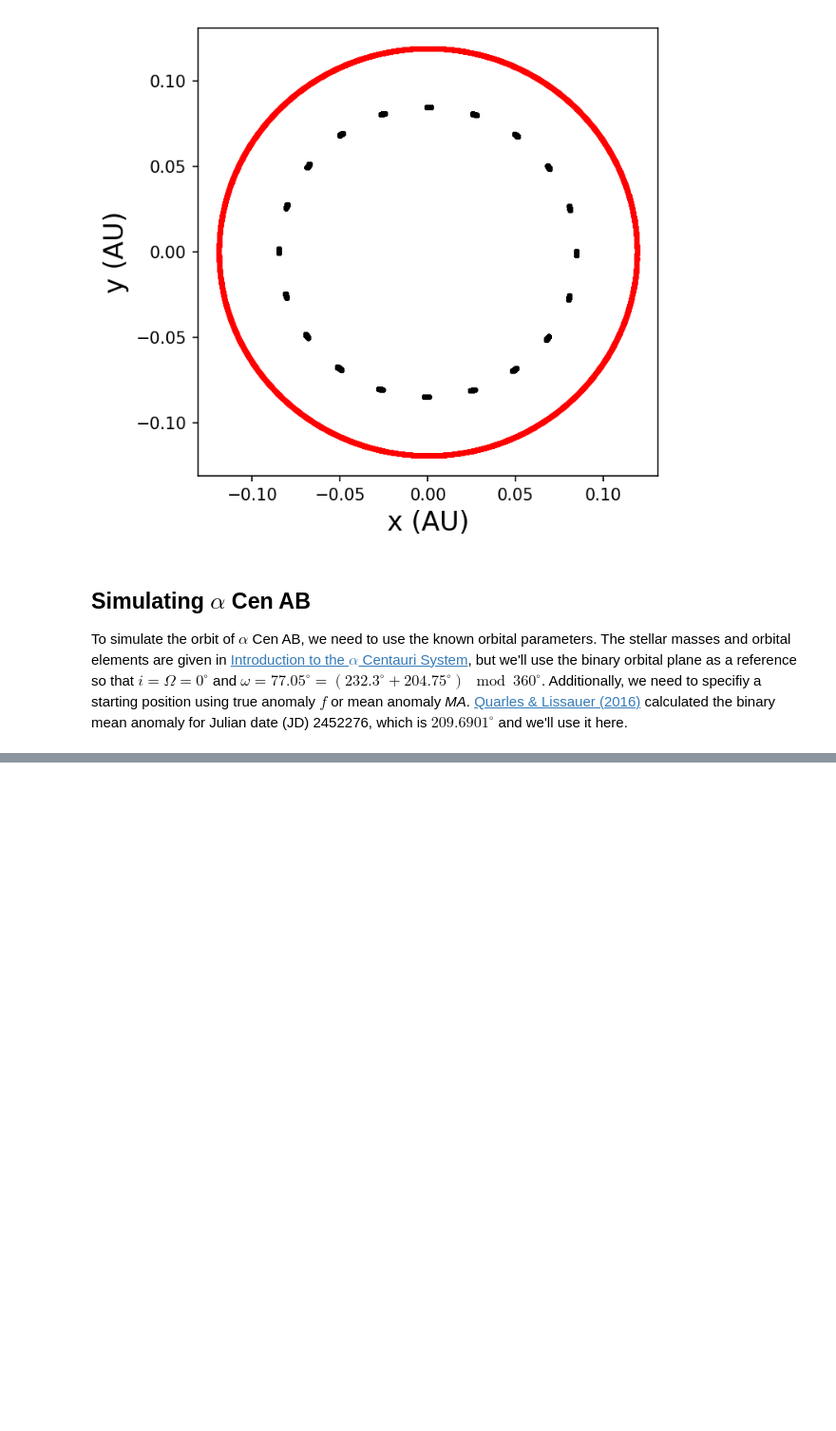
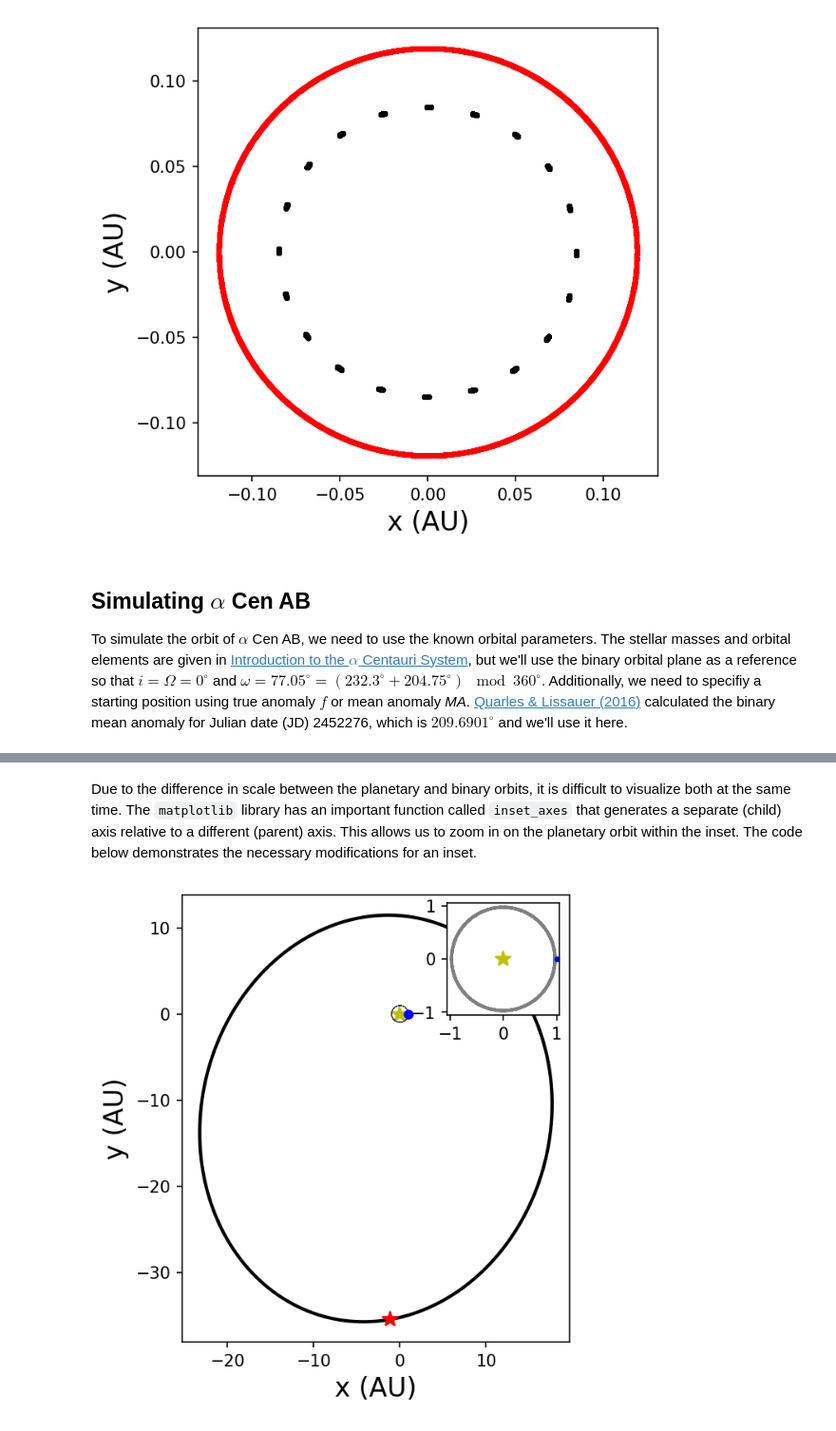
Before and after one commit to saturnaxis/exoplanet-binary, a Jupyter notebook: docs/_sources/Tutorials/nbody-integration.ipynb, the cells around one changed output, grey strips where cells are left out. Shown at 95% size. Saved outputs shown, nothing was run; the diff lists cells and outputs as text; code cells hidden in the pictures; blank space fills up the shorter version.

Commit message:
added planet integration

```diff
--- a/docs/_sources/Tutorials/nbody-integration.ipynb
+++ b/docs/_sources/Tutorials/nbody-integration.ipynb
@@ -220,0 +303,39 @@ ax.set_ylabel("y (AU)",fontsize=16);
+# %% [markdown]
+Due to the difference in scale between the planetary and binary orbits, it is difficult to visualize both at the same time.  The `matplotlib` library has an important function called `inset_axes` that generates a separate (child) axis relative to a different (parent) axis.  This allows us to zoom in on the planetary orbit within the inset.  The code below demonstrates the necessary modifications for an inset.
+# %%
+from mpl_toolkits.axes_grid1.inset_locator import inset_axes
+
+#plot the simulation
+sa = rebound.SimulationArchive("alphaCen_wPl.bin")
+
+fig = plt.figure(figsize=(5,5),dpi=150)
+ax = fig.add_subplot(111)
+axins = inset_axes(ax, width="100%", height="50%", bbox_to_anchor=(.7, .5, .3, .5), bbox_transform=ax.transAxes)
+ax.set_aspect('equal')
+axins.set_aspect('equal')
+
+ax.plot(0,0,'y*',ms=10)
+axins.plot(0,0,'y*',ms=10)
+xy_bin = np.zeros((len(sa),2))
+xy_pl = np.zeros((len(sa),2))
+for s in range(0,len(sa)):
+    sim = sa[s] #iterate through each snapshot in sa
+    ps = sim.particles #intermediate object to simpify the referencing
+    sim.move_to_hel() #shift to astrocentric coordinates
+    xy_bin[s,:] = [ps[2].x,ps[2].y]
+    xy_pl[s,:] = [ps[1].x,ps[1].y]
+ax.plot(xy_bin[:,0],xy_bin[:,1],'k-',lw=2)
+ax.plot(xy_bin[0,0],xy_bin[0,1],'r*',ms=10)
+ax.plot(xy_pl[:,0],xy_pl[:,1],'k-',lw=0.1,alpha=0.7)
+ax.plot(xy_pl[0,0],xy_pl[0,1],'b.',ms=10)
+
+axins.plot(xy_pl[:,0],xy_pl[:,1],'k-',lw=0.1,alpha=0.5)
+axins.plot(xy_pl[0,0],xy_pl[0,1],'b.',ms=5)
+axins.set_xlim(-1.05,1.05)
+axins.set_ylim(-1.05,1.05)
+
+
+ax.set_xlabel("x (AU)",fontsize=16)
+ax.set_ylabel("y (AU)",fontsize=16);
+# %% [output]
+[figure, added]
```
Also changed, not shown: parts of 4 cells of this notebook, 7 other files.
